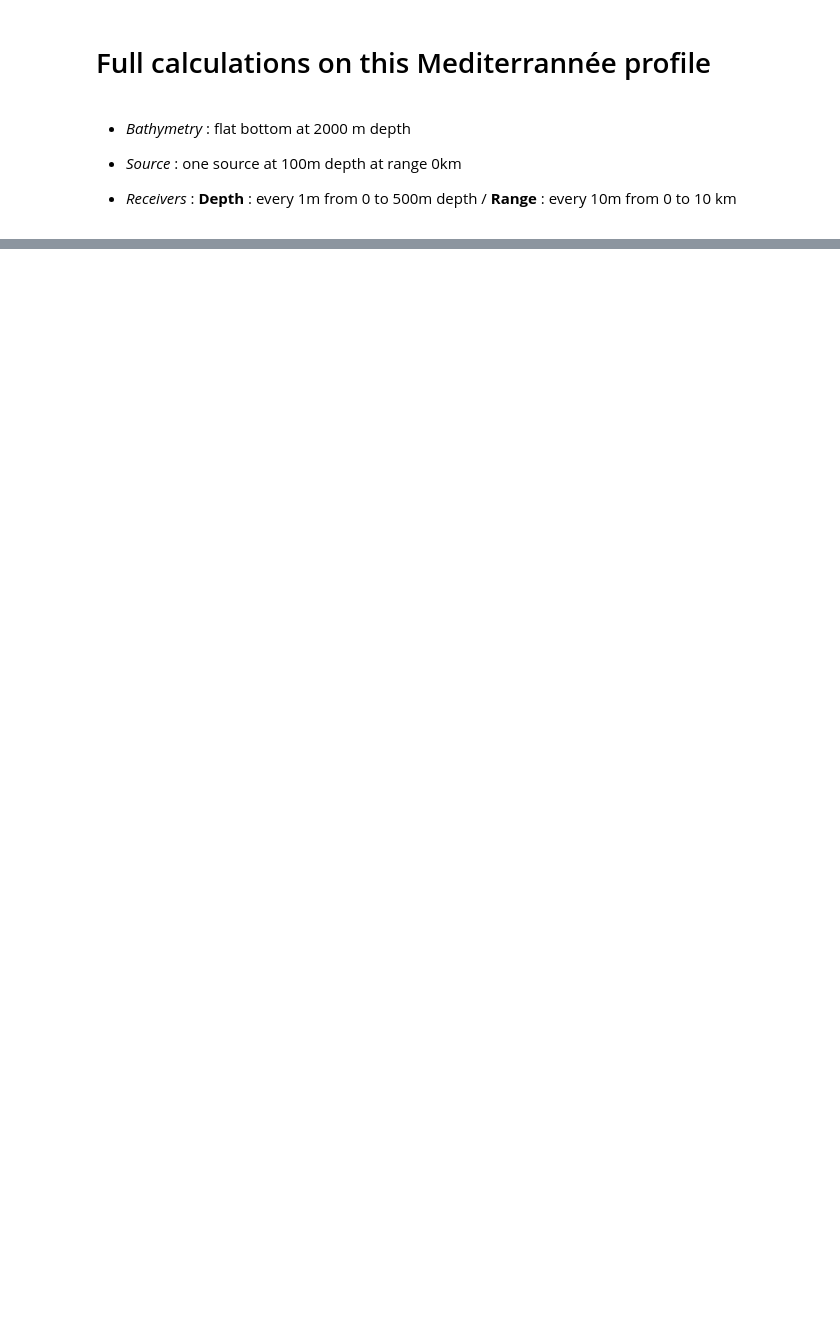
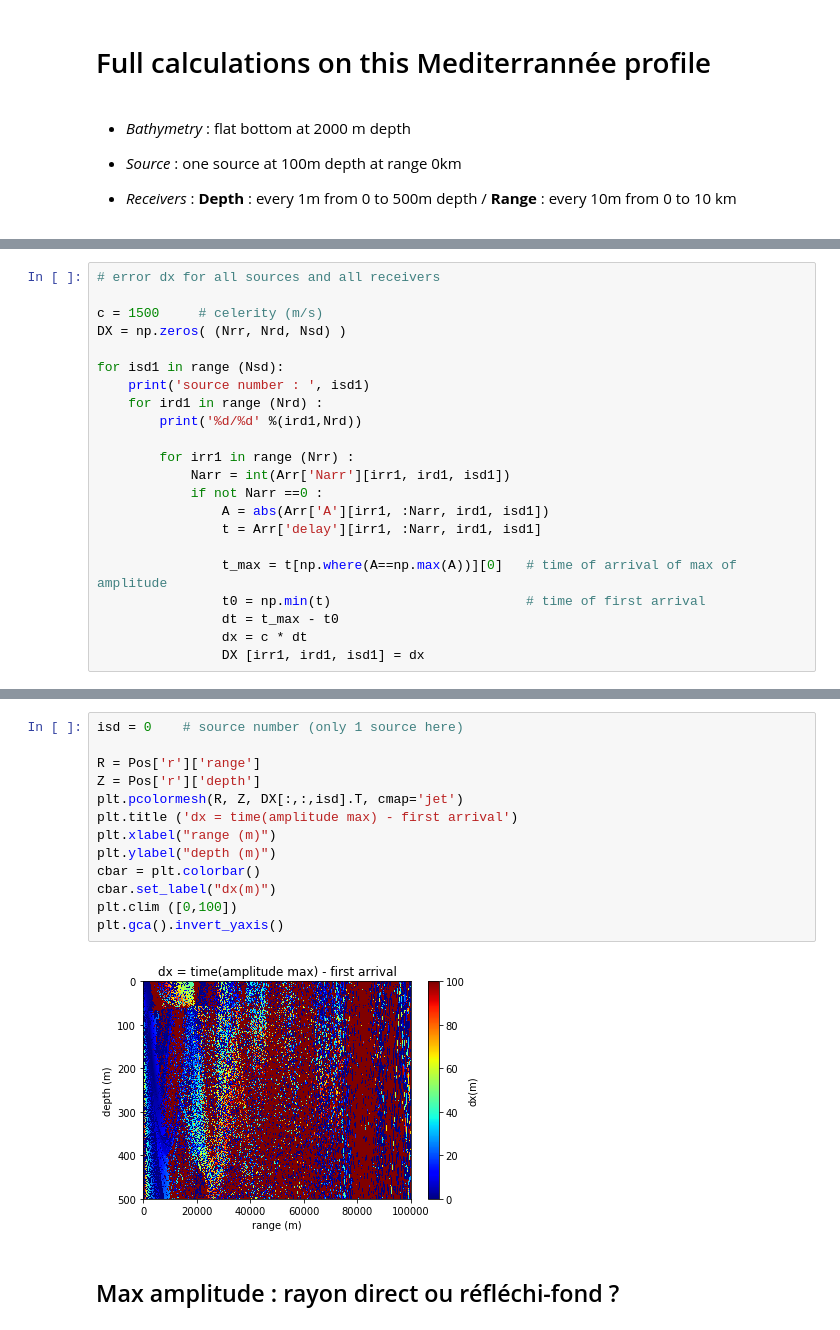
Before and after one commit to ponchama/Cognac_Acoustique, a Jupyter notebook: Bellhop/Arrival_times.ipynb, the cells around one changed output, grey strips where cells are left out. Drawn from its saved outputs; the diff is of its cells as text; blank space fills up the shorter version.

```diff
--- a/Bellhop/Arrival_times.ipynb
+++ b/Bellhop/Arrival_times.ipynb
@@ -213,0 +244,22 @@ Output file is : cognac_2000m_test_A_full.env
+# %%
+# error dx for all sources and all receivers
+
+c = 1500     # celerity (m/s)
+DX = np.zeros( (Nrr, Nrd, Nsd) )
+
+for isd1 in range (Nsd):
+    print('source number : ', isd1)
+    for ird1 in range (Nrd) :
+        print('%d/%d' %(ird1,Nrd))
+
+        for irr1 in range (Nrr) :
+            Narr = int(Arr['Narr'][irr1, ird1, isd1])
+            if not Narr ==0 :
+                A = abs(Arr['A'][irr1, :Narr, ird1, isd1])
+                t = Arr['delay'][irr1, :Narr, ird1, isd1]
+
+                t_max = t[np.where(A==np.max(A))][0]   # time of arrival of max of amplitude
+                t0 = np.min(t)                         # time of first arrival
+                dt = t_max - t0
+                dx = c * dt
+                DX [irr1, ird1, isd1] = dx
@@ -213,0 +284,17 @@ Output file is : cognac_2000m_test_A_full.env
+# %%
+isd = 0    # source number (only 1 source here)
+
+R = Pos['r']['range']
+Z = Pos['r']['depth']
+plt.pcolormesh(R, Z, DX[:,:,isd].T, cmap='jet')
+plt.title ('dx = time(amplitude max) - first arrival')
+plt.xlabel("range (m)")
+plt.ylabel("depth (m)")
+cbar = plt.colorbar()
+cbar.set_label("dx(m)")
+plt.clim ([0,100])
+plt.gca().invert_yaxis()
+# %% [output]
+[figure, added]
+# %% [markdown]
+## Max amplitude : rayon direct ou réfléchi-fond ?
```
Also changed, not shown: parts of 18 cells of this notebook.
